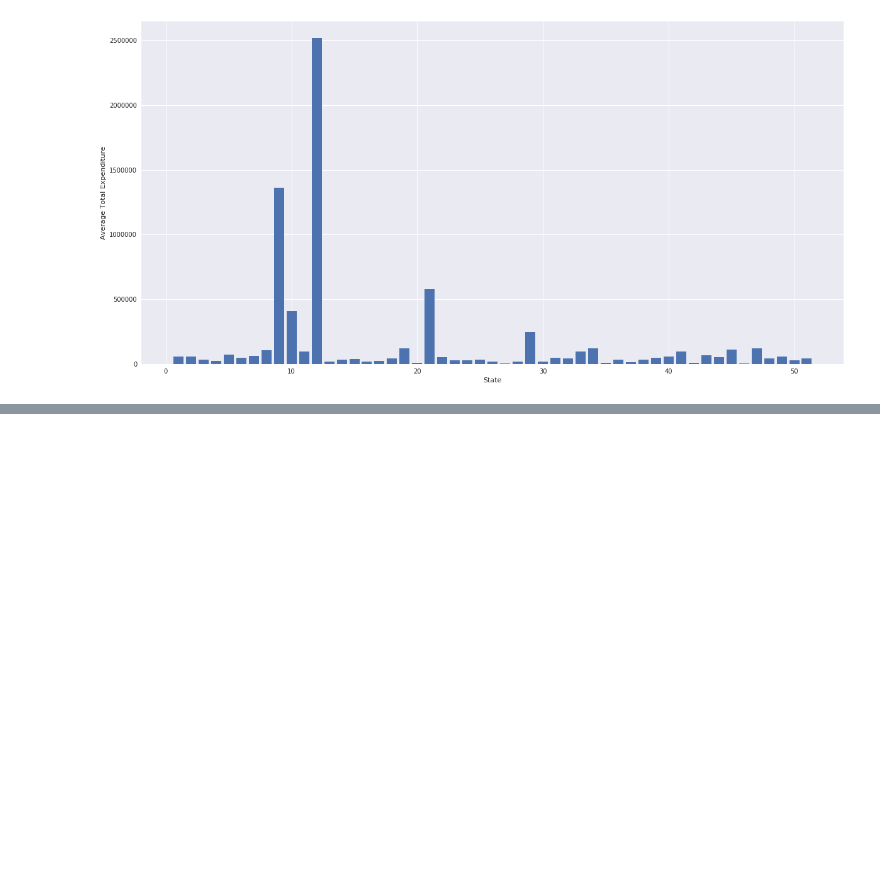
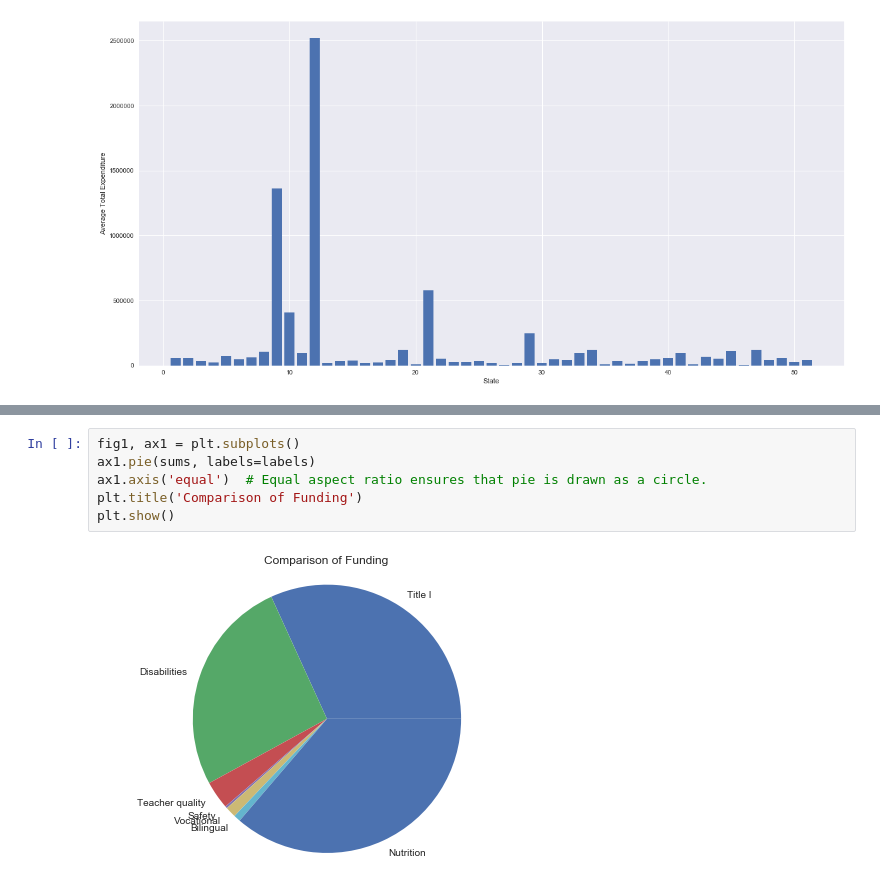
Before and after one commit to JustinMi/dsd-proj-1, a Jupyter notebook: proj1.ipynb, the cells around one changed output, grey strips where cells are left out. Cells and saved outputs as stored; diff of their text form; blank space fills up the shorter version.

```diff
--- a/proj1.ipynb
+++ b/proj1.ipynb
@@ -249,0 +275,8 @@ plt.show()
+# %%
+fig1, ax1 = plt.subplots()
+ax1.pie(sums, labels=labels)
+ax1.axis('equal')  # Equal aspect ratio ensures that pie is drawn as a circle.
+plt.title('Comparison of Funding')
+plt.show()
+# %% [output]
+[figure, added]
```
Also changed, not shown: parts of 6 cells of this notebook.
